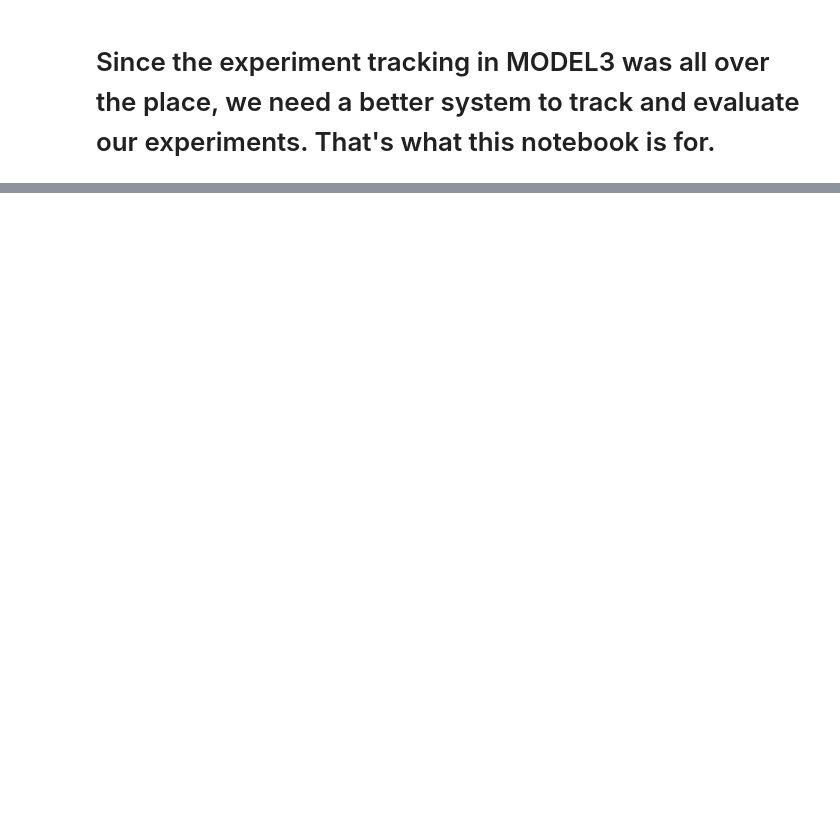
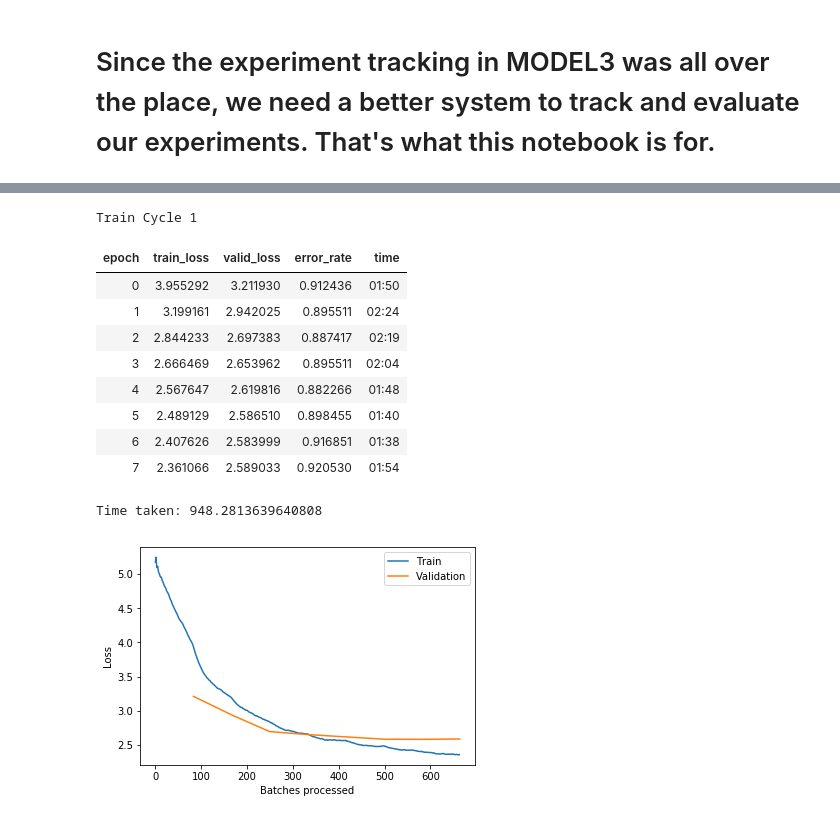
Before and after one commit to Etrama/anime-ml-project-old, a Jupyter notebook: notebooks/MODEL4 Which Anime (data_v3) with Proper Docs.ipynb, the cells around one changed output, grey strips where cells are left out. Saved outputs shown, nothing was run; the diff lists cells and outputs as text; code cells hidden in the pictures; blank space fills up the shorter version.

```diff
--- a/notebooks/MODEL4 Which Anime (data_v3) with Proper Docs.ipynb
+++ b/notebooks/MODEL4 Which Anime (data_v3) with Proper Docs.ipynb
@@ -57,17 +69,6 @@ def batch_size_trials(batch_size):
     learn.fit_one_cycle(8, max_lr=slice(1e-3,1e-2))
     learn.recorder.plot_losses()
 
-
-    print("Train Cycle 2")
-    learn.unfreeze()
-    learn.fit_one_cycle(15, max_lr=slice(1e-3,1e-2))
-    print(learn.recorder.plot_losses())
-
-    print("Train Cycle 3")
-    learn.unfreeze()
-    learn.fit_one_cycle(15, max_lr=slice(1e-4,1e-3))
-    print(learn.recorder.plot_losses())
-
     learn.save('stage-1-50-data_v3_batch_size_trials_' + str(batch_size))
 # %%
 time = mlc.time.Timer()
@@ -94,0 +124,17 @@ print("Time taken: {}".format(time.since(0)))
+# %%
+time = mlc.time.Timer()
+batch_size_trials(92)
+print("Time taken: {}".format(time.since(0)))
+# %% [output]
+Train Cycle 1
+| epoch | train_loss | valid_loss | error_rate | time |
+| 0 | 3.955292 | 3.211930 | 0.912436 | 01:50 |
+| 1 | 3.199161 | 2.942025 | 0.895511 | 02:24 |
+| 2 | 2.844233 | 2.697383 | 0.887417 | 02:19 |
+| 3 | 2.666469 | 2.653962 | 0.895511 | 02:04 |
+| 4 | 2.567647 | 2.619816 | 0.882266 | 01:48 |
+| 5 | 2.489129 | 2.586510 | 0.898455 | 01:40 |
+| 6 | 2.407626 | 2.583999 | 0.916851 | 01:38 |
+| 7 | 2.361066 | 2.589033 | 0.920530 | 01:54 |
+Time taken: 948.2813639640808
+[figure, added]
```
Also changed, not shown: parts of 23 cells of this notebook, 5 other files.
